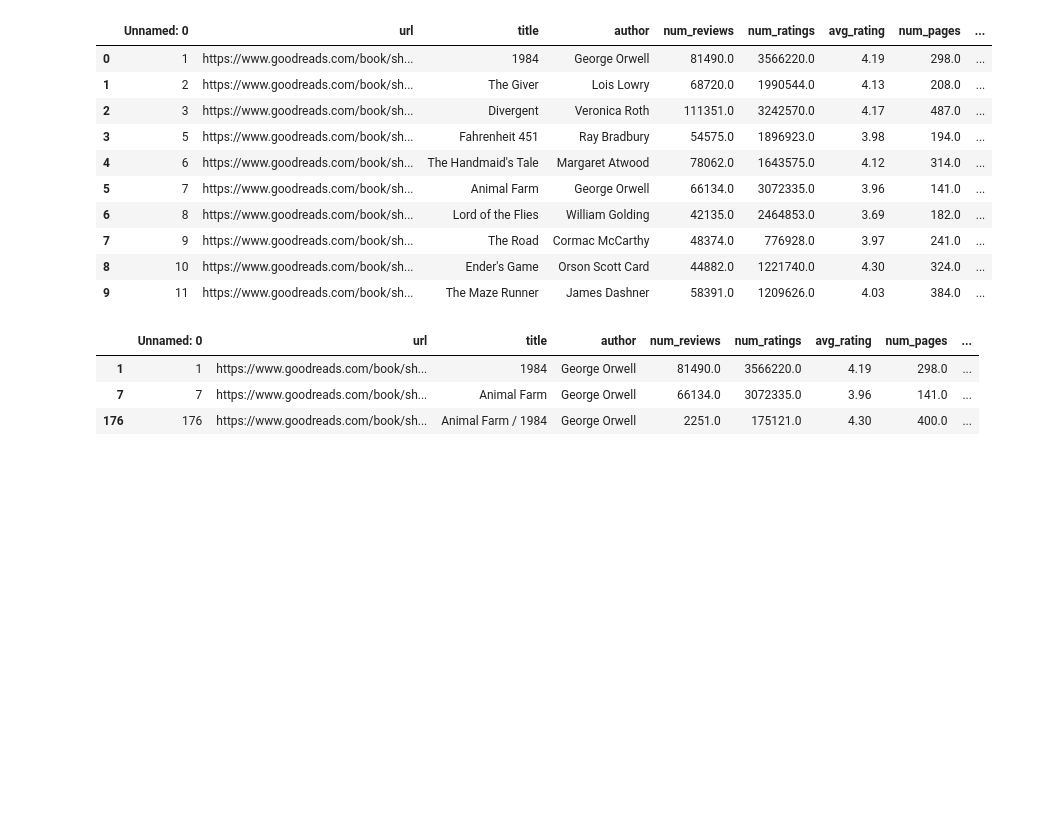
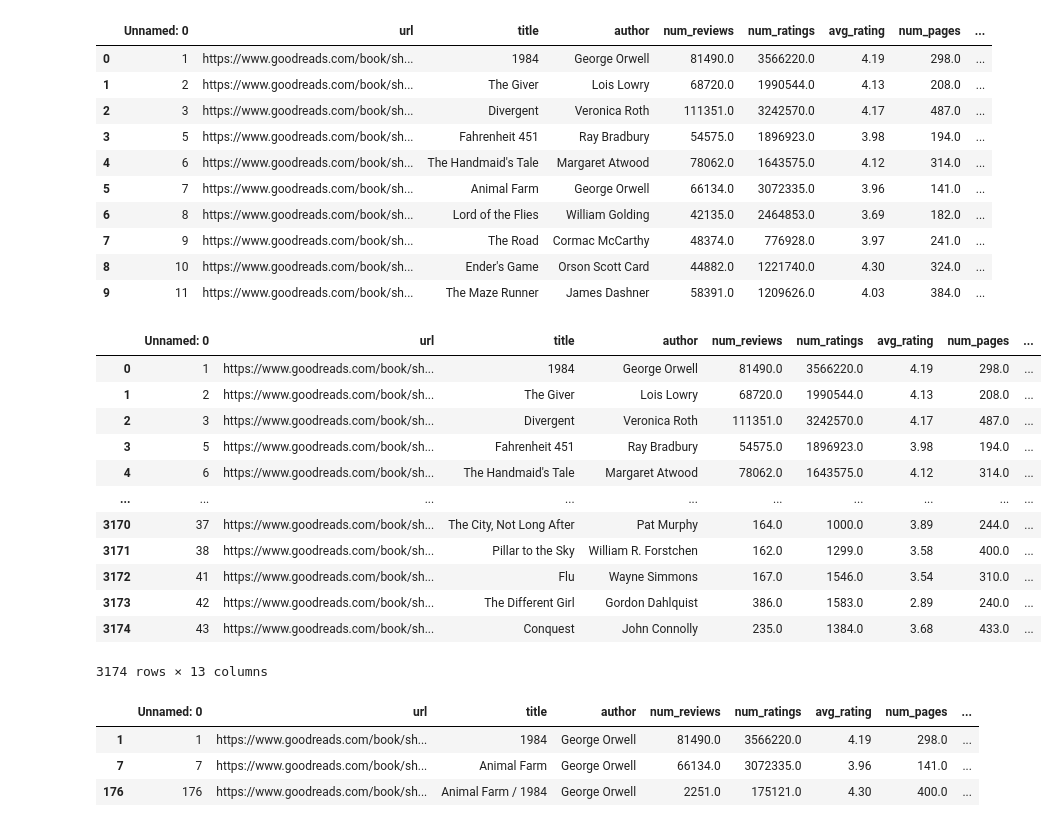
Before and after one commit to pvillegasmartin/challange_week_1, a Jupyter notebook: data_Preprocessing.ipynb, the cells around one changed output. Cells and saved outputs as stored; diff of their text form; code cells hidden in the pictures; blank space fills up the shorter version.

Commit message:
author column pre-processed and is converted to str

```diff
--- a/data_Preprocessing.ipynb
+++ b/data_Preprocessing.ipynb
@@ -98,6 +98,23 @@ data.head(10)
 | 7 | 9 | https://www.goodreads.com/book/sh... | The Road | Cormac McCarthy | 48374.0 | 776928.0 | 3.97 | 241.0 | ... |
 | 8 | 10 | https://www.goodreads.com/book/sh... | Ender's Game | Orson Scott Card | 44882.0 | 1221740.0 | 4.30 | 324.0 | ... |
 | 9 | 11 | https://www.goodreads.com/book/sh... | The Maze Runner | James Dashner | 58391.0 | 1209626.0 | 4.03 | 384.0 | ... |
+# %%
+#checking the Author column containing the numerice data and applying the simple indexing
+data[~data.author.str.contains(r'[0-9]')]
+# %% [output]
+|  | Unnamed: 0 | url | title | author | num_reviews | num_ratings | avg_rating | num_pages | ... |
+| 0 | 1 | https://www.goodreads.com/book/sh... | 1984 | George Orwell | 81490.0 | 3566220.0 | 4.19 | 298.0 | ... |
+| 1 | 2 | https://www.goodreads.com/book/sh... | The Giver | Lois Lowry | 68720.0 | 1990544.0 | 4.13 | 208.0 | ... |
+| 2 | 3 | https://www.goodreads.com/book/sh... | Divergent | Veronica Roth | 111351.0 | 3242570.0 | 4.17 | 487.0 | ... |
+| 3 | 5 | https://www.goodreads.com/book/sh... | Fahrenheit 451 | Ray Bradbury | 54575.0 | 1896923.0 | 3.98 | 194.0 | ... |
+| 4 | 6 | https://www.goodreads.com/book/sh... | The Handmaid's Tale | Margaret Atwood | 78062.0 | 1643575.0 | 4.12 | 314.0 | ... |
+| ... | ... | ... | ... | ... | ... | ... | ... | ... | ... |
+| 3170 | 37 | https://www.goodreads.com/book/sh... | The City, Not Long After | Pat Murphy | 164.0 | 1000.0 | 3.89 | 244.0 | ... |
+| 3171 | 38 | https://www.goodreads.com/book/sh... | Pillar to the Sky | William R. Forstchen | 162.0 | 1299.0 | 3.58 | 400.0 | ... |
+| 3172 | 41 | https://www.goodreads.com/book/sh... | Flu | Wayne Simmons | 167.0 | 1546.0 | 3.54 | 310.0 | ... |
+| 3173 | 42 | https://www.goodreads.com/book/sh... | The Different Girl | Gordon Dahlquist | 386.0 | 1583.0 | 2.89 | 240.0 | ... |
+| 3174 | 43 | https://www.goodreads.com/book/sh... | Conquest | John Connolly | 235.0 | 1384.0 | 3.68 | 433.0 | ... |
+3174 rows × 13 columns
 # %%
 #MinMax Normilization on avg_rating and scaling from 0 to 10 and saving it into the minmax_norm_rating
 data['minmax_norm_rating']= 1+(data['avg_rating']-data['avg_rating'].min())/(data['avg_rating'].max()-data['avg_rating'].min())*9
```
Also changed, not shown: 1 other file.
